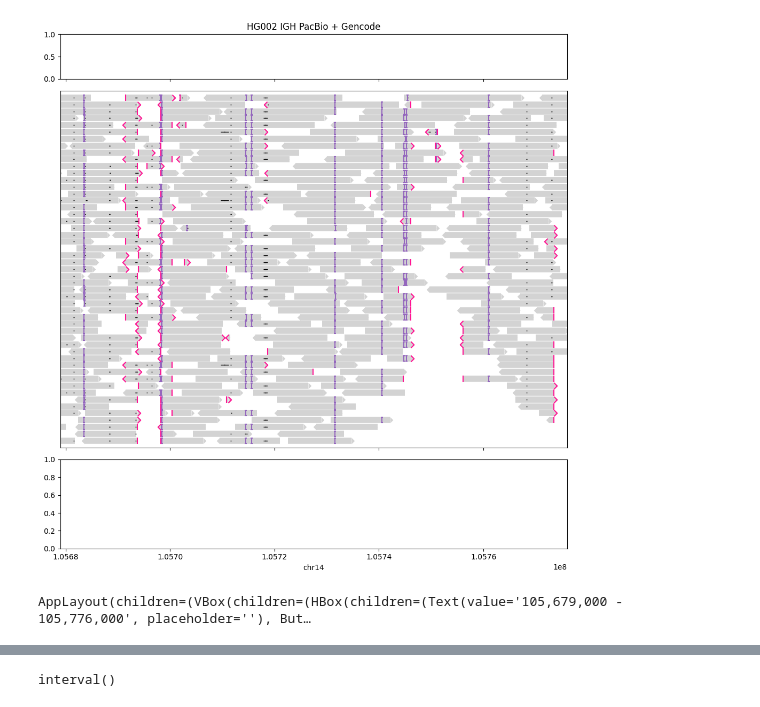
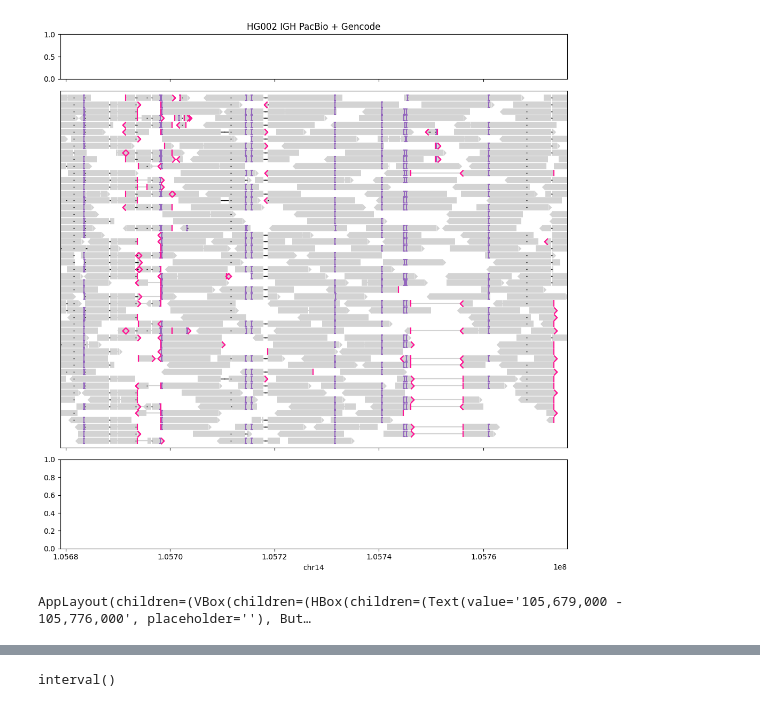
Before and after one commit to jzhang-dev/lakeview, a Jupyter notebook: docs/examples/HG002_IGH/HG002_IGH.py.ipynb, the cells around one changed output, grey strips where cells are left out. Drawn from its saved outputs; the diff is of its cells as text; code cells hidden in the pictures.

Commit message:
Add link_by='name' test

```diff
--- a/docs/examples/HG002_IGH/HG002_IGH.py.ipynb
+++ b/docs/examples/HG002_IGH/HG002_IGH.py.ipynb
@@ -16,19 +32,25 @@ pacbio_painter = lv.SequenceAlignment.from_file(PACBIO_BAM_PATH, "rb", load_pile
 # %%
+CHROMOSOME = "chr14"
+START, END = 105679000, 105776000
+PACBIO_BAM_PATH = "../../../tests/data/HG002_IGH_PacBio_CCS.bam"
+pacbio_painter = lv.SequenceAlignment.from_file(PACBIO_BAM_PATH, "rb", reference_name=CHROMOSOME, start=START, end=END)
+
 gv = lv.GenomeViewer(3, height_ratios=(1, 8, 2))
 pacbio_painter.draw_alignment(
     gv.axes[1],
     show_mismatches=False,
     sort_by=lambda seg: -seg.query_alignment_length,
     max_group_height=50,
+    link_by="name",
 )
 
 
 gv.set_xlim((105679000, 105776000))
 gv.set_xlabel(CHROMOSOME)
 gv.set_title("HG002 IGH PacBio + Gencode")
 # %% [output]
-[figure, old version]
+[figure, new version]
-# %%
-gv
-# %% [output]
-AppLayout(children=(VBox(children=(HBox(children=(Text(value='105,679,000 - 105,776,000', placeholder=''), But…
+# %%
+gv
+# %% [output]
+AppLayout(children=(VBox(children=(HBox(children=(Text(value='105,679,000 - 105,776,000', placeholder=''), But…
```
Also changed, not shown: parts of 3 cells of this notebook, 9 other files.
